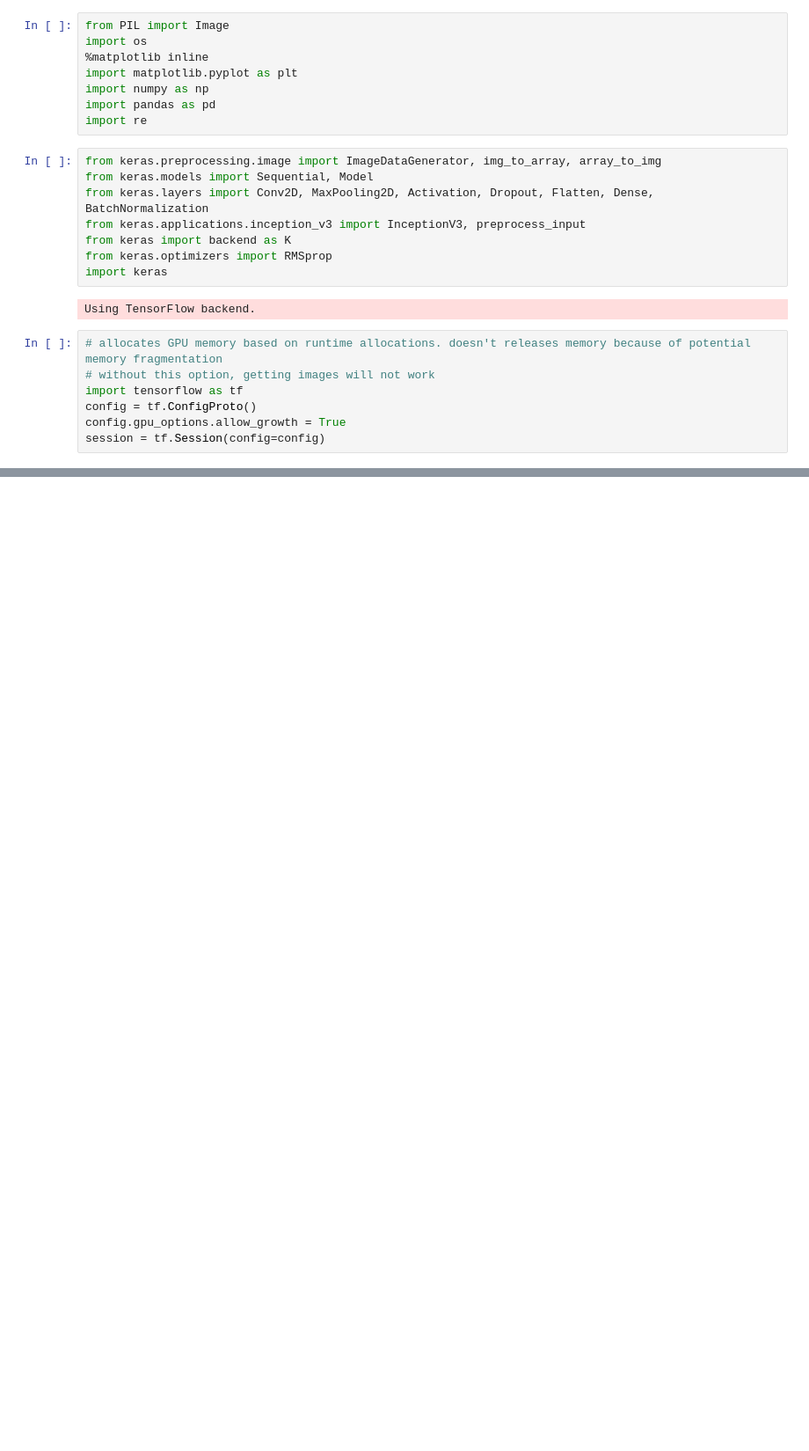
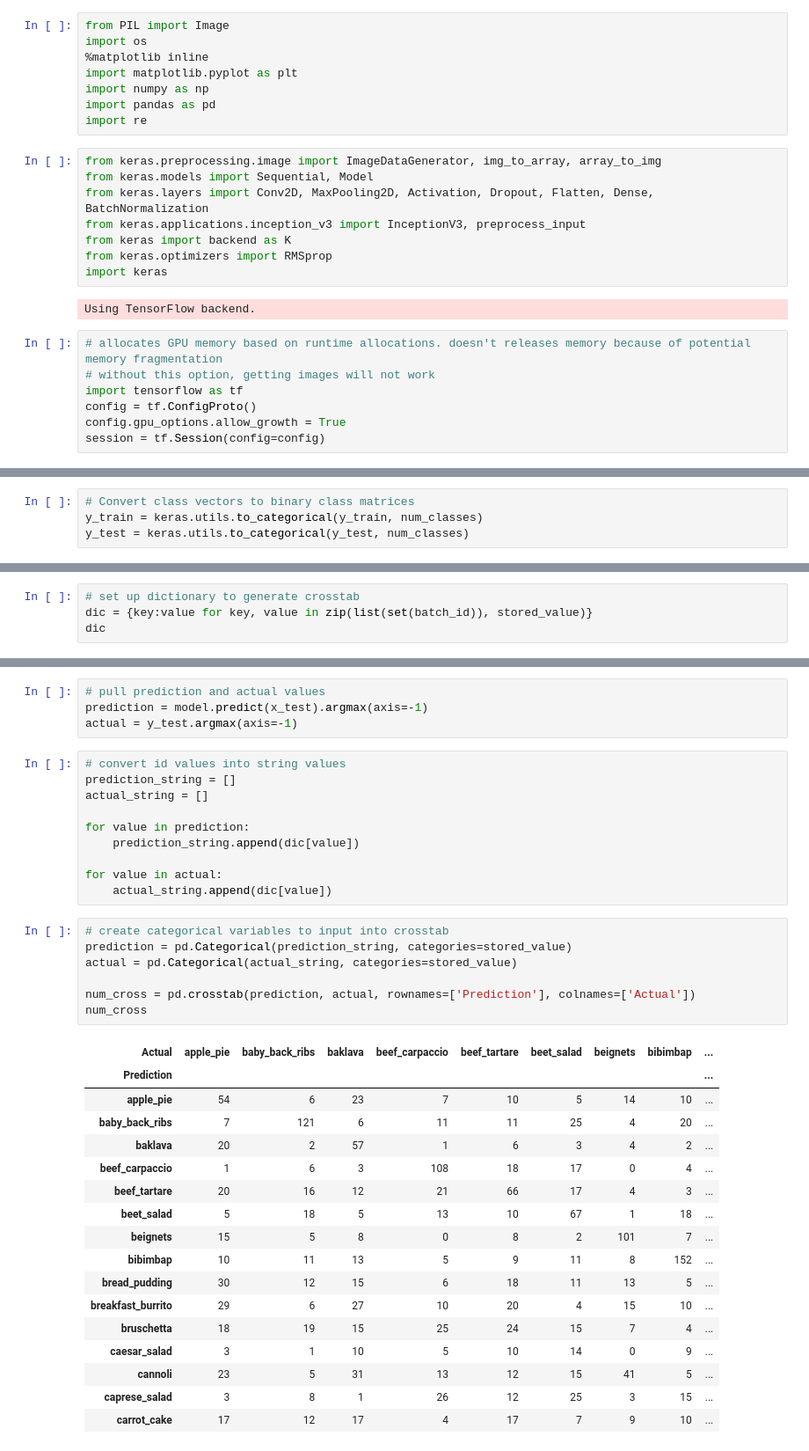
Before and after one commit to brianjinkim/thinkful_datascience, a Jupyter notebook: Unit 6/6.6.6 CNN with Images.ipynb, the cells around one changed output, grey strips where cells are left out. Shown at 88% size. Cells and saved outputs as stored; diff of their text form; blank space fills up the shorter version.

```diff
--- a/Unit 6/6.6.6 CNN with Images.ipynb
+++ b/Unit 6/6.6.6 CNN with Images.ipynb
@@ -115,0 +206,4 @@ Found 100 images belonging to 2 classes.
+# %%
+# Convert class vectors to binary class matrices
+y_train = keras.utils.to_categorical(y_train, num_classes)
+y_test = keras.utils.to_categorical(y_test, num_classes)
@@ -183,0 +384,4 @@ array([[0.86027575, 0.13972424],
+# %%
+# set up dictionary to generate crosstab
+dic = {key:value for key, value in zip(list(set(batch_id)), stored_value)}
+dic
@@ -183,0 +404,39 @@ array([[0.86027575, 0.13972424],
+# %%
+# pull prediction and actual values
+prediction = model.predict(x_test).argmax(axis=-1)
+actual = y_test.argmax(axis=-1)
+# %%
+# convert id values into string values
+prediction_string = []
+actual_string = []
+
+for value in prediction:
+    prediction_string.append(dic[value])
+
+for value in actual:
+    actual_string.append(dic[value])
+# %%
+# create categorical variables to input into crosstab
+prediction = pd.Categorical(prediction_string, categories=stored_value)
+actual = pd.Categorical(actual_string, categories=stored_value)
+
+num_cross = pd.crosstab(prediction, actual, rownames=['Prediction'], colnames=['Actual'])
+num_cross
+# %% [output]
+| Actual | apple_pie | baby_back_ribs | baklava | beef_carpaccio | beef_tartare | beet_salad | beignets | bibimbap | ... |
+| Prediction |  |  |  |  |  |  |  |  | ... |
+| apple_pie | 54 | 6 | 23 | 7 | 10 | 5 | 14 | 10 | ... |
+| baby_back_ribs | 7 | 121 | 6 | 11 | 11 | 25 | 4 | 20 | ... |
+| baklava | 20 | 2 | 57 | 1 | 6 | 3 | 4 | 2 | ... |
+| beef_carpaccio | 1 | 6 | 3 | 108 | 18 | 17 | 0 | 4 | ... |
+| beef_tartare | 20 | 16 | 12 | 21 | 66 | 17 | 4 | 3 | ... |
+| beet_salad | 5 | 18 | 5 | 13 | 10 | 67 | 1 | 18 | ... |
+| beignets | 15 | 5 | 8 | 0 | 8 | 2 | 101 | 7 | ... |
+| bibimbap | 10 | 11 | 13 | 5 | 9 | 11 | 8 | 152 | ... |
+| bread_pudding | 30 | 12 | 15 | 6 | 18 | 11 | 13 | 5 | ... |
+| breakfast_burrito | 29 | 6 | 27 | 10 | 20 | 4 | 15 | 10 | ... |
+| bruschetta | 18 | 19 | 15 | 25 | 24 | 15 | 7 | 4 | ... |
+| caesar_salad | 3 | 1 | 10 | 5 | 10 | 14 | 0 | 9 | ... |
+| cannoli | 23 | 5 | 31 | 13 | 12 | 15 | 41 | 5 | ... |
+| caprese_salad | 3 | 8 | 1 | 26 | 12 | 25 | 3 | 15 | ... |
+| carrot_cake | 17 | 12 | 17 | 4 | 17 | 7 | 9 | 10 | ... |
```
Also changed, not shown: parts of 26 cells of this notebook.
